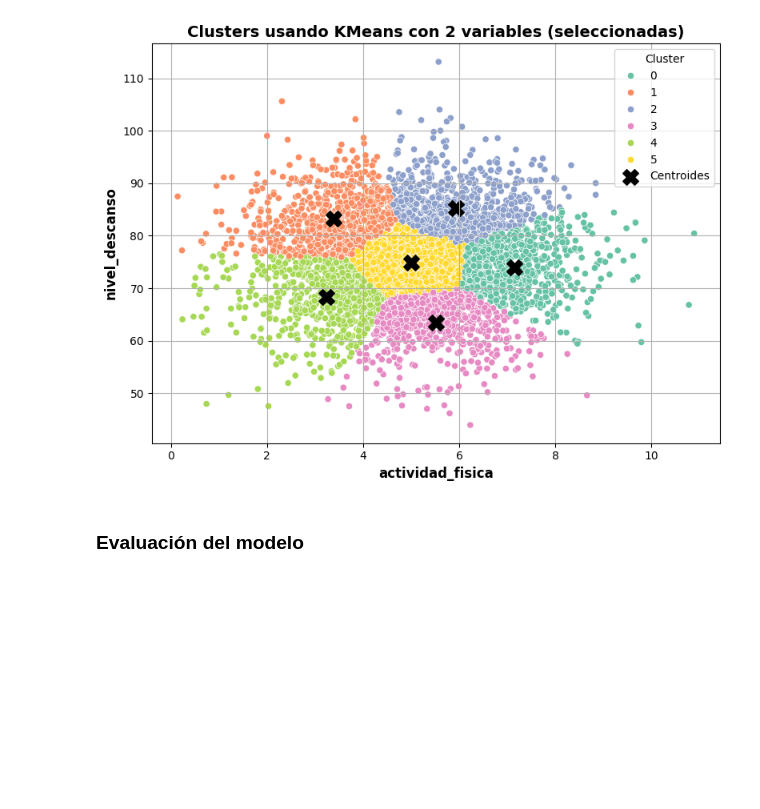
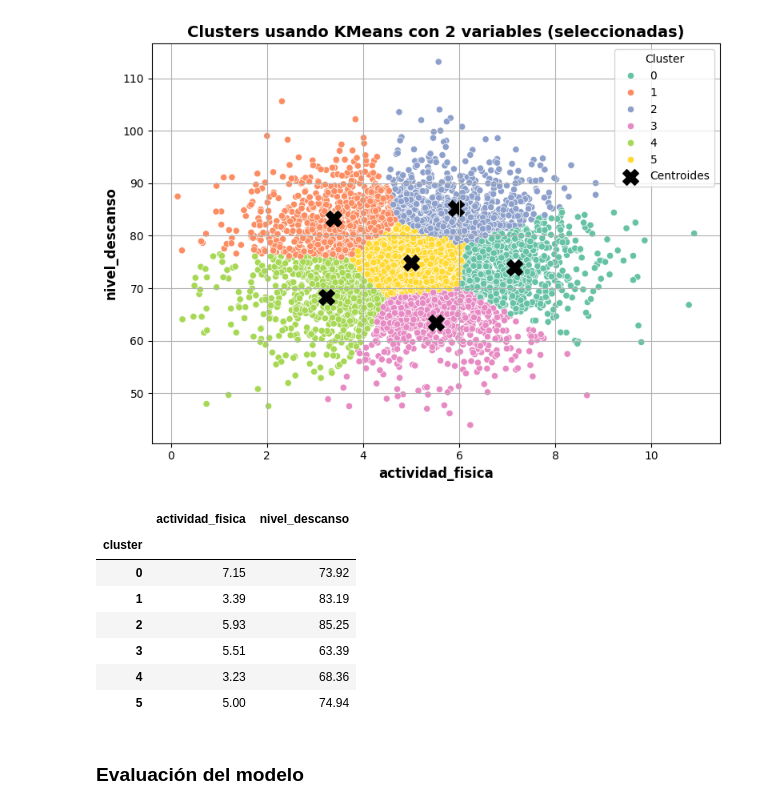
Before and after one commit to JuanYa1901/Evaluacion_4, a Jupyter notebook: 620454_Base_Entrega_Modelos_NO_Supervisados.ipynb, the cells around one changed output. Saved outputs shown, nothing was run; the diff lists cells and outputs as text; code cells hidden in the pictures; blank space fills up the shorter version.

```diff
--- a/620454_Base_Entrega_Modelos_NO_Supervisados.ipynb
+++ b/620454_Base_Entrega_Modelos_NO_Supervisados.ipynb
@@ -278,6 +263,25 @@ plt.tight_layout()
 plt.show()
 # %% [output]
 [figure]
+# %%
+centroides_escalados = kmeans_x.cluster_centers_
+centroides_originales = scaler.inverse_transform(centroides_escalados)
+
+df_centroides = pd.DataFrame(centroides_originales, columns=features)
+df_centroides['cluster'] = range(6)
+df_centroides.set_index('cluster', inplace=True)
+df_centroides = df_centroides.round(2)
+
+display(df_centroides)
+# %% [output]
+|  | actividad_fisica | nivel_descanso |
+| cluster |  |  |
+| 0 | 7.15 | 73.92 |
+| 1 | 3.39 | 83.19 |
+| 2 | 5.93 | 85.25 |
+| 3 | 5.51 | 63.39 |
+| 4 | 3.23 | 68.36 |
+| 5 | 5.00 | 74.94 |
 # %% [markdown]
 ### Evaluación del modelo
 # %%
```
Also changed, not shown: parts of 4 cells of this notebook.
